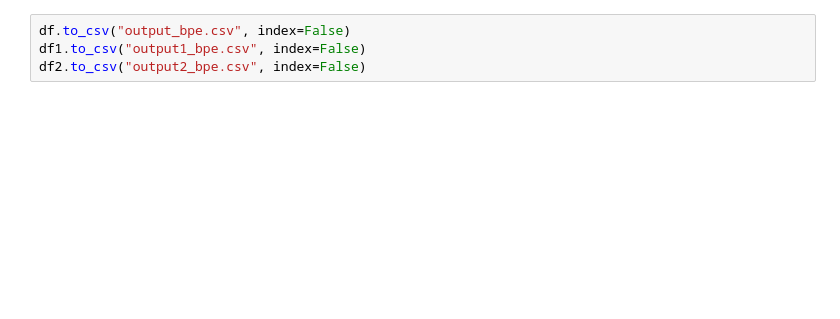
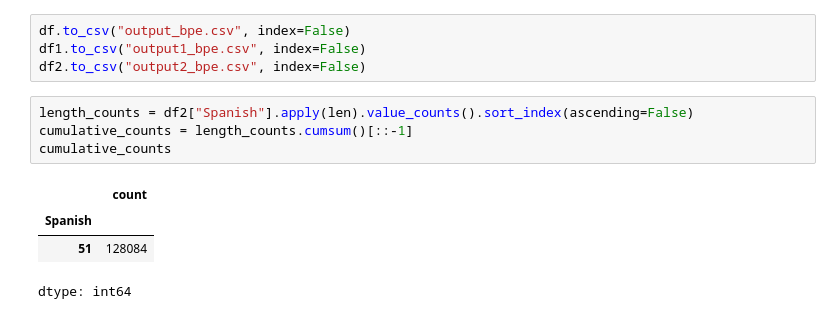
Before and after one commit to MBUYt0n/DL, a Jupyter notebook: Lab8/DL_Lab8_preproc_subword.ipynb, the cells around one changed output. Drawn from its saved outputs; the diff is of its cells as text; blank space fills up the shorter version.

```diff
--- a/Lab8/DL_Lab8_preproc_subword.ipynb
+++ b/Lab8/DL_Lab8_preproc_subword.ipynb
@@ -213,3 +289,12 @@ df2
 df.to_csv("output_bpe.csv", index=False)
 df1.to_csv("output1_bpe.csv", index=False)
 df2.to_csv("output2_bpe.csv", index=False)
+# %%
+length_counts = df2["Spanish"].apply(len).value_counts().sort_index(ascending=False)
+cumulative_counts = length_counts.cumsum()[::-1]
+cumulative_counts
+# %% [output]
+|  | count |
+| Spanish |  |
+| 51 | 128084 |
+dtype: int64
```
Also changed, not shown: parts of 10 cells of this notebook, 2 other files.
